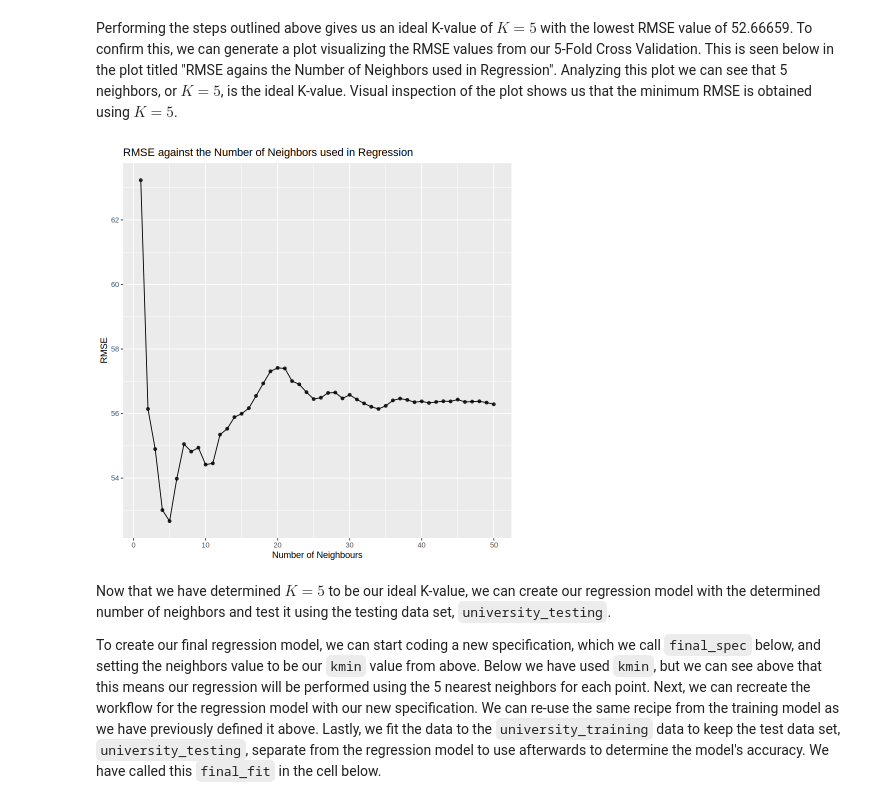
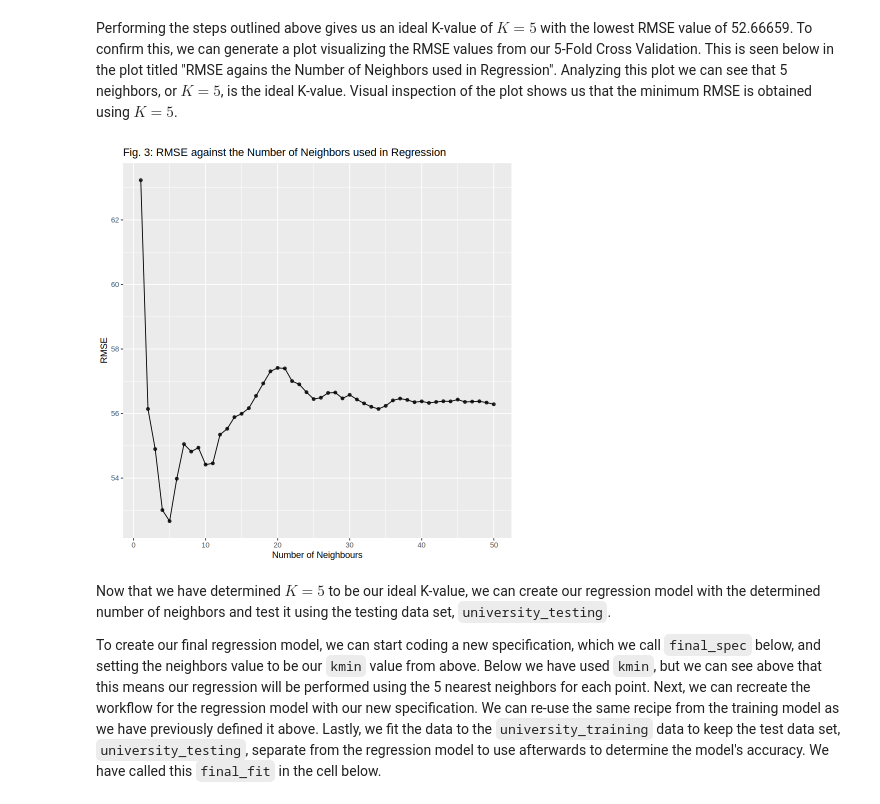
Before and after one commit to petercmh01/DSCI_004_Group_36, a Jupyter notebook: group_project_report.ipynb, the cells around one changed output. Cells and saved outputs as stored; diff of their text form; code cells hidden in the pictures.

```diff
--- a/group_project_report.ipynb
+++ b/group_project_report.ipynb
@@ -251,15 +227,15 @@ Performing the steps outlined above gives us an ideal K-value of $K = 5$ with th
 # %%
 # plot the result (number of neighbours and RMSE score)
 rmse_plot <- ggplot(results, aes(x = neighbors, y = mean)) +
     geom_point(alpha = 0.8) +
     geom_line() +
     xlab("Number of Neighbours") +
     ylab("RMSE") +
-    ggtitle("RMSE against the Number of Neighbors used in Regression")
+    ggtitle("Fig. 3: RMSE against the Number of Neighbors used in Regression")
 
 rmse_plot
 # %% [output]
-[figure, old version]
+[figure, new version]
 # %% [markdown]
 Now that we have determined $K = 5$ to be our ideal K-value, we can create our regression model with the determined number of neighbors and test it using the testing data set, `university_testing`.
 
```
Also changed, not shown: parts of 8 cells of this notebook.
